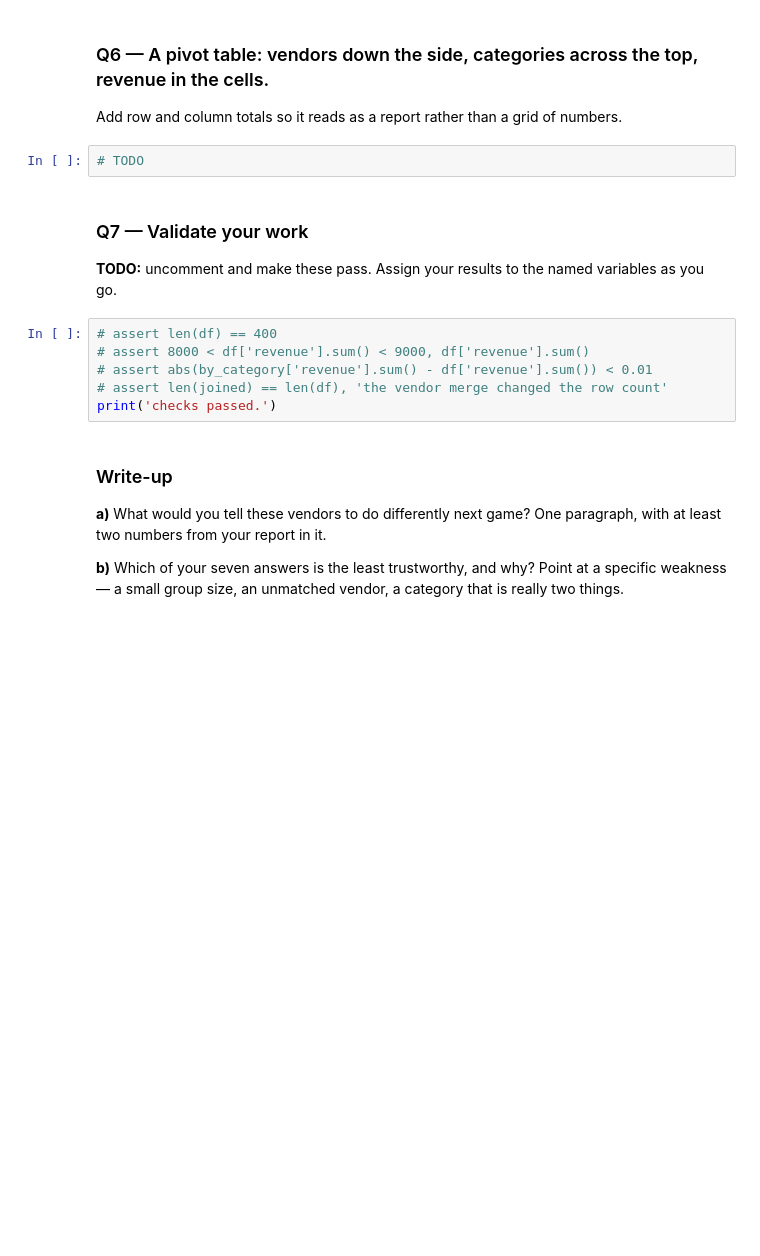
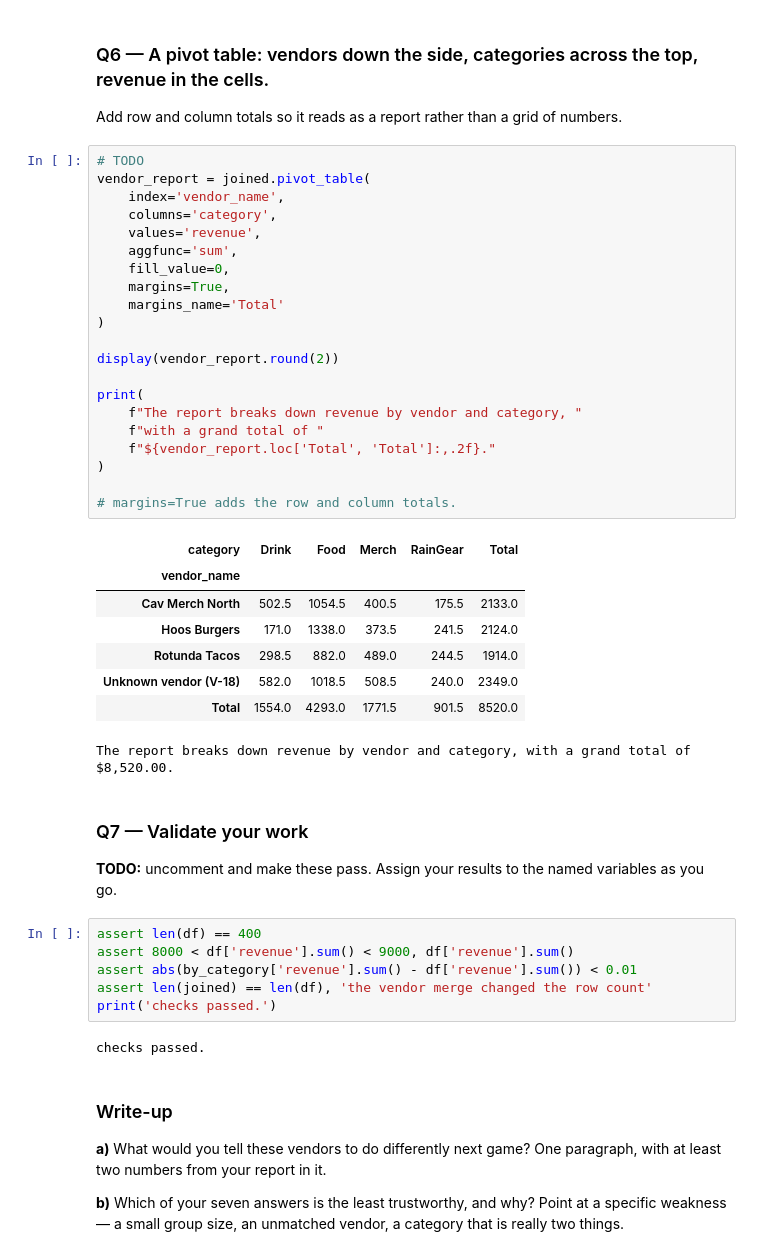
Before and after one commit to yilinw762/ds2002-fa26, a Jupyter notebook: notebooks/03-pandas-cleaning/2026_09_18_—_Pandas_Challenge_—_Lab.ipynb, the cells around one changed output. Drawn from its saved outputs; the diff is of its cells as text; blank space fills up the shorter version.

```diff
--- a/notebooks/03-pandas-cleaning/2026_09_18_—_Pandas_Challenge_—_Lab.ipynb
+++ b/notebooks/03-pandas-cleaning/2026_09_18_—_Pandas_Challenge_—_Lab.ipynb
@@ -86,18 +193,48 @@ vendor_names = pd.DataFrame({
 ### Q6 — A pivot table: vendors down the side, categories across the top, revenue in the cells.
 
 Add row and column totals so it reads as a report rather than a grid of numbers.
-# %%
-# TODO
+# %%
+# TODO
+vendor_report = joined.pivot_table(
+    index='vendor_name',
+    columns='category',
+    values='revenue',
+    aggfunc='sum',
+    fill_value=0,
+    margins=True,
+    margins_name='Total'
+)
+
+display(vendor_report.round(2))
+
+print(
+    f"The report breaks down revenue by vendor and category, "
+    f"with a grand total of "
+    f"${vendor_report.loc['Total', 'Total']:,.2f}."
+)
+
+# margins=True adds the row and column totals.
+# %% [output]
+| category | Drink | Food | Merch | RainGear | Total |
+| vendor_name |  |  |  |  |  |
+| Cav Merch North | 502.5 | 1054.5 | 400.5 | 175.5 | 2133.0 |
+| Hoos Burgers | 171.0 | 1338.0 | 373.5 | 241.5 | 2124.0 |
+| Rotunda Tacos | 298.5 | 882.0 | 489.0 | 244.5 | 1914.0 |
+| Unknown vendor (V-18) | 582.0 | 1018.5 | 508.5 | 240.0 | 2349.0 |
+| Total | 1554.0 | 4293.0 | 1771.5 | 901.5 | 8520.0 |
+The report breaks down revenue by vendor and category, with a grand total of $8,520.00.
 # %% [markdown]
 ### Q7 — Validate your work
 
 **TODO:** uncomment and make these pass. Assign your results to the named variables as you go.
 # %%
-# assert len(df) == 400
-# assert 8000 < df['revenue'].sum() < 9000, df['revenue'].sum()
-# assert abs(by_category['revenue'].sum() - df['revenue'].sum()) < 0.01
-# assert len(joined) == len(df), 'the vendor merge changed the row count'
+assert len(df) == 400
+assert 8000 < df['revenue'].sum() < 9000, df['revenue'].sum()
+assert abs(by_category['revenue'].sum() - df['revenue'].sum()) < 0.01
+assert len(joined) == len(df), 'the vendor merge changed the row count'
 print('checks passed.')
+# %% [output]
+checks passed.
 # %% [markdown]
 ### Write-up
 
```
Also changed, not shown: parts of 10 cells of this notebook.
